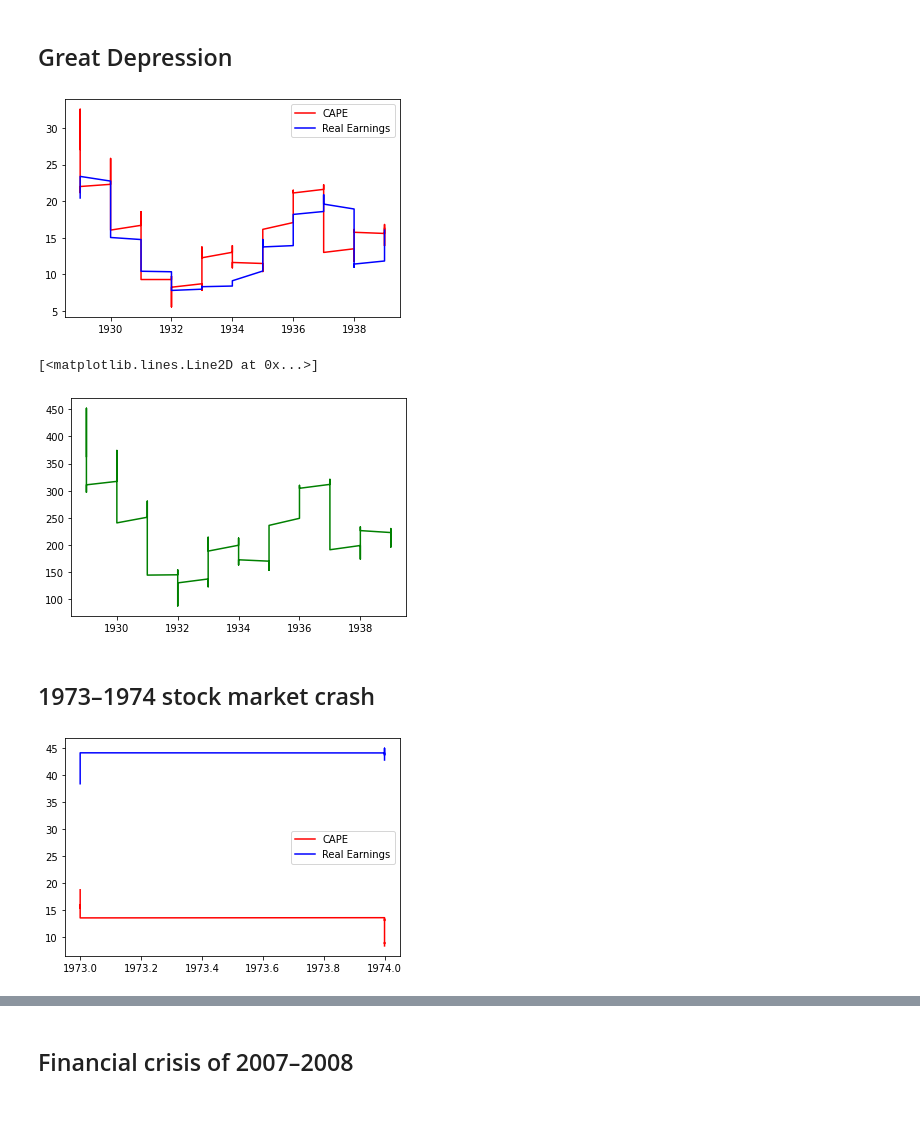
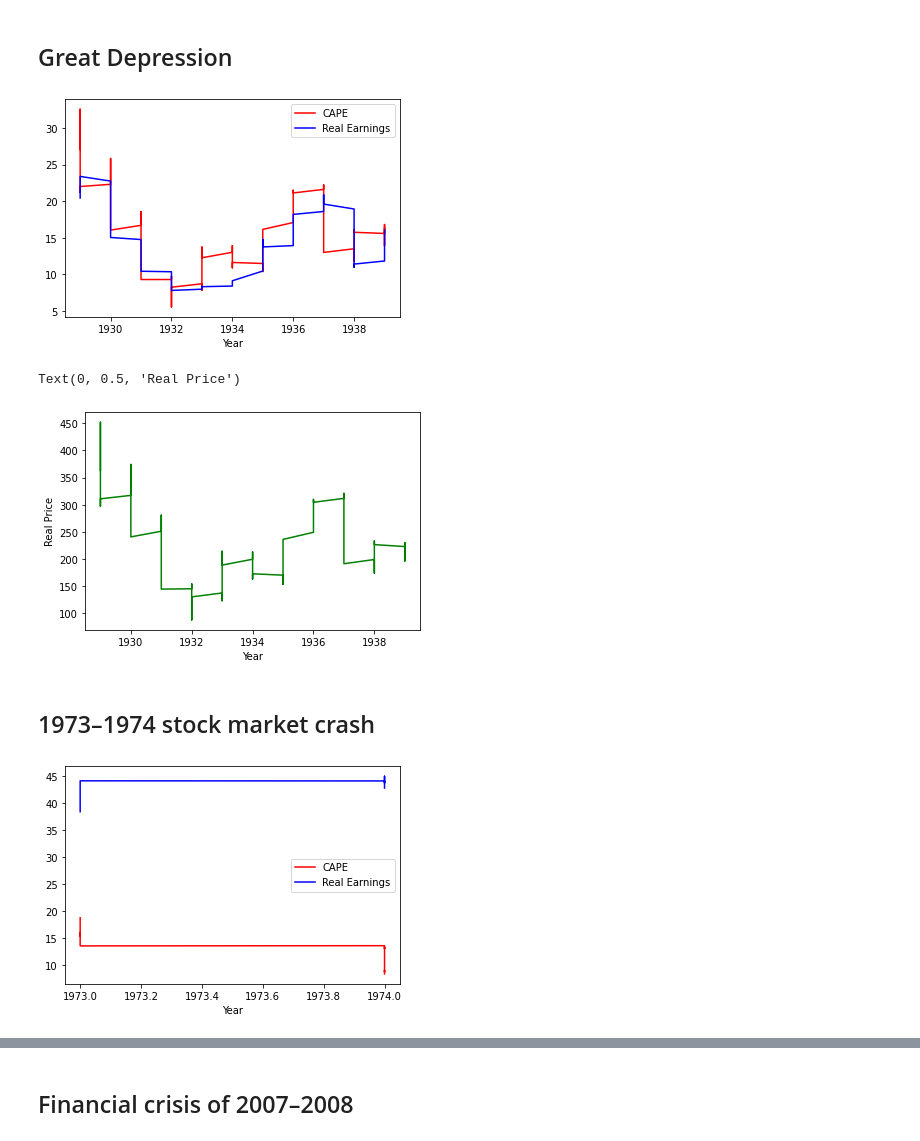
Before and after one commit to tamarakatic/financial-prediction, a Jupyter notebook: notebooks/1.0 - EDA.ipynb, the cells around one changed output, grey strips where cells are left out. Saved outputs shown, nothing was run; the diff lists cells and outputs as text; code cells hidden in the pictures; blank space fills up the shorter version.

Commit message:
update plots

```diff
--- a/notebooks/1.0 - EDA.ipynb
+++ b/notebooks/1.0 - EDA.ipynb
@@ -92,15 +92,18 @@ new_df = df[df.Year.between(1929, 1939)]
 # %%
 plt.plot(new_df["Year"], new_df["PE10"], 'r-', label="CAPE")
 plt.plot(new_df["Year"], new_df["Real Earnings"], 'b-', label="Real Earnings")
 plt.legend(loc='best')
+plt.xlabel("Year")
 plt.show()
 # %% [output]
-[figure, old version]
+[figure, new version]
 # %%
 plt.plot(new_df["Year"], new_df["Real Price"], 'g-')
+plt.xlabel("Year")
+plt.ylabel("Real Price")
 # %% [output]
-[<matplotlib.lines.Line2D at 0x...>]
+Text(0, 0.5, 'Real Price')
-[figure, old version]
+[figure, new version]
 # %% [markdown]
 ## 1973–1974 stock market crash
 # %%
@@ -109,8 +112,9 @@ new_df_smc = df[df.Year.between(1973, 1974)]
 plt.plot(new_df_smc["Year"], new_df_smc["PE10"], 'r-', label="CAPE")
 plt.plot(new_df_smc["Year"], new_df_smc["Real Earnings"], 'b-', label="Real Earnings")
 plt.legend(loc='best')
+plt.xlabel("Year")
 plt.show()
 # %% [output]
-[figure, old version]
+[figure, new version]
 # %%
 plt.plot(new_df_smc["Year"], new_df_smc["Real Price"], 'g-')
```
Also changed, not shown: parts of 4 cells of this notebook.
